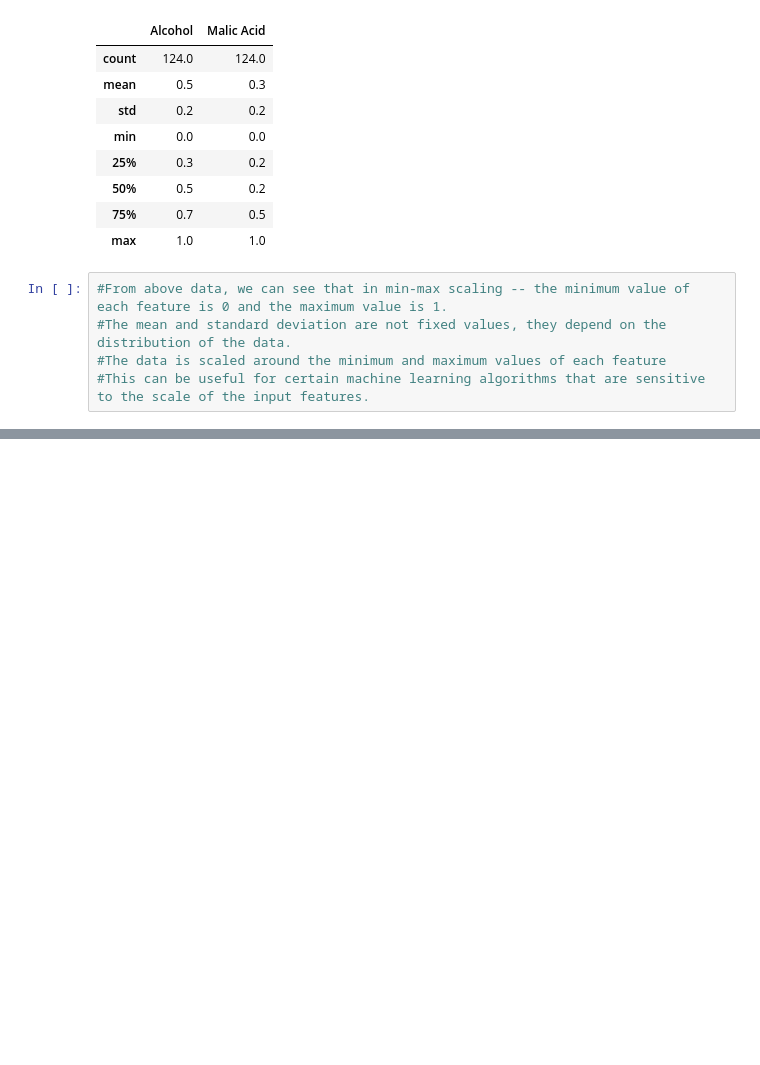
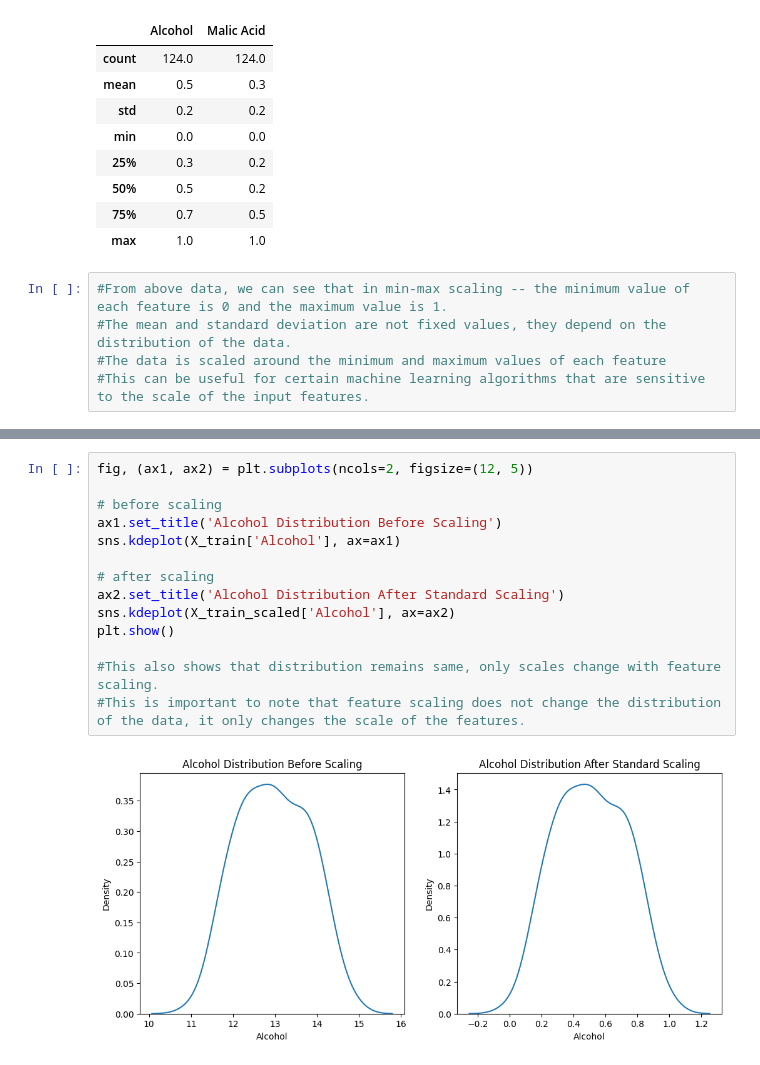
Before and after one commit to AryanGoyal17/Feature-Engineering, a Jupyter notebook: Feature Scaling - Normalization/min-max-scaling.ipynb, the cells around one changed output, grey strips where cells are left out. Cells and saved outputs as stored; diff of their text form; blank space fills up the shorter version.

```diff
--- a/Feature Scaling - Normalization/min-max-scaling.ipynb
+++ b/Feature Scaling - Normalization/min-max-scaling.ipynb
@@ -69,0 +100,16 @@ np.round(X_train_scaled.describe(), 1)
+# %%
+fig, (ax1, ax2) = plt.subplots(ncols=2, figsize=(12, 5))
+
+# before scaling
+ax1.set_title('Alcohol Distribution Before Scaling')
+sns.kdeplot(X_train['Alcohol'], ax=ax1)
+
+# after scaling
+ax2.set_title('Alcohol Distribution After Standard Scaling')
+sns.kdeplot(X_train_scaled['Alcohol'], ax=ax2)
+plt.show()
+
+#This also shows that distribution remains same, only scales change with feature scaling.
+#This is important to note that feature scaling does not change the distribution of the data, it only changes the scale of the features.
+# %% [output]
+[figure, added]
```
Also changed, not shown: parts of 2 cells of this notebook.
